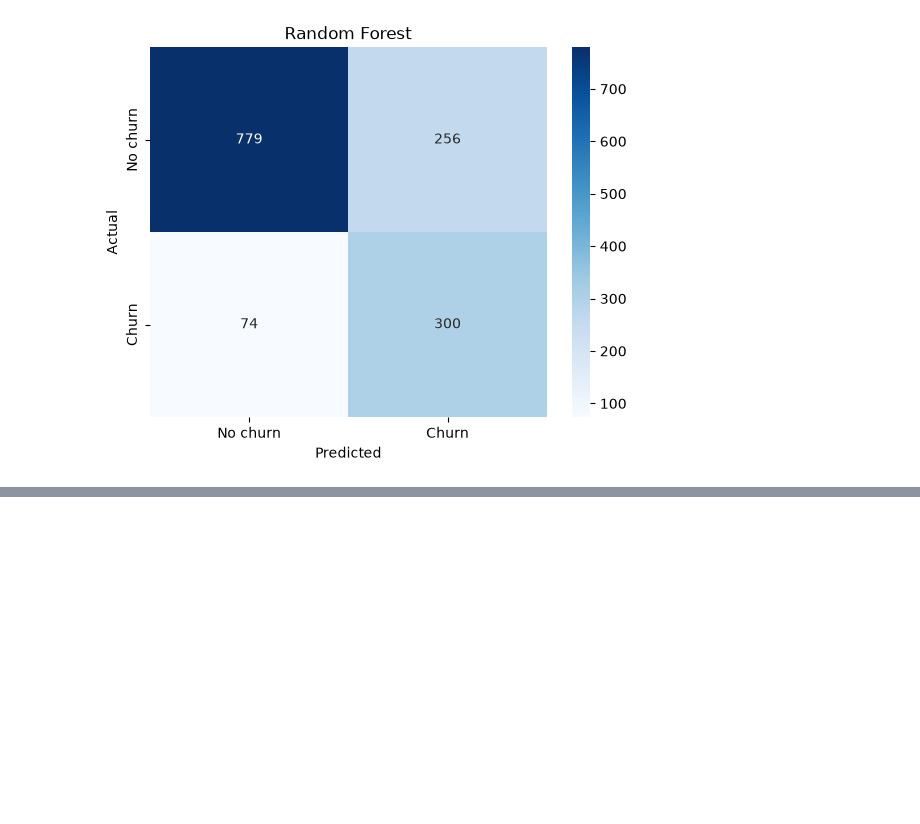
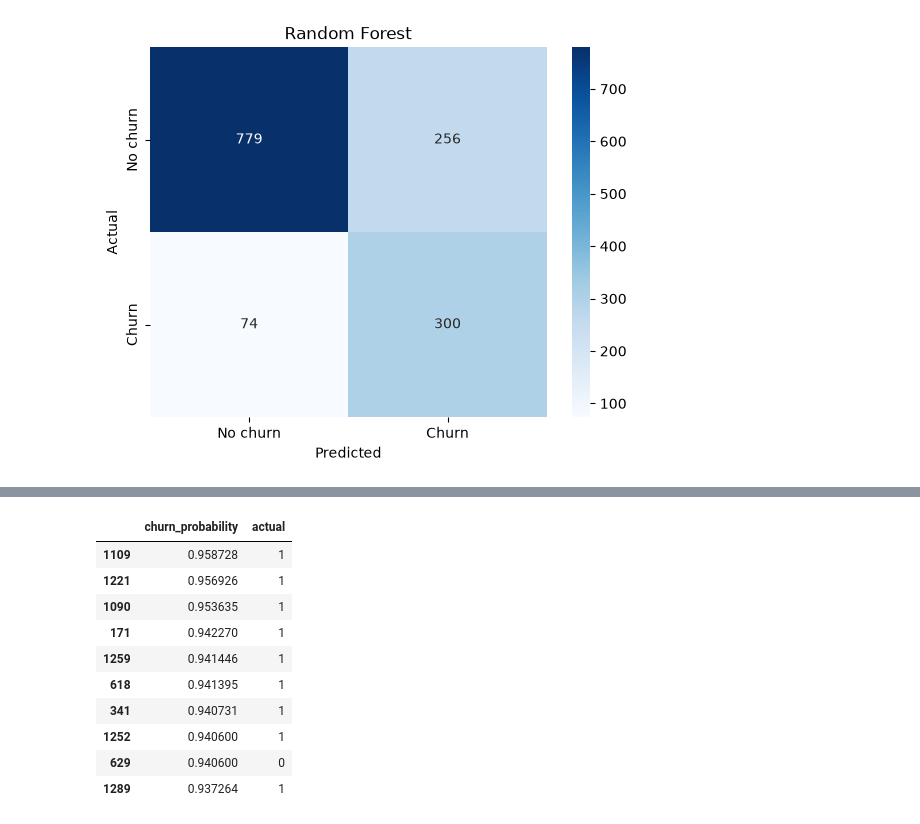
Before and after one commit to SajaAboulmagd05/Customer_Churn_Project, a Jupyter notebook: notebooks/03_classification.ipynb, the cells around one changed output, grey strips where cells are left out. Cells and saved outputs as stored; diff of their text form; code cells hidden in the pictures; blank space fills up the shorter version.

```diff
--- a/notebooks/03_classification.ipynb
+++ b/notebooks/03_classification.ipynb
@@ -175,0 +221,15 @@ weighted avg       0.81      0.77      0.78      1409
+# %%
+risk = pd.DataFrame({'churn_probability': best_rf.predict_proba(X_test_scaled)[:, 1], 'actual': y_test.values})
+risk.sort_values('churn_probability', ascending=False).head(10)
+# %% [output]
+|  | churn_probability | actual |
+| 1109 | 0.958728 | 1 |
+| 1221 | 0.956926 | 1 |
+| 1090 | 0.953635 | 1 |
+| 171 | 0.942270 | 1 |
+| 1259 | 0.941446 | 1 |
+| 618 | 0.941395 | 1 |
+| 341 | 0.940731 | 1 |
+| 1252 | 0.940600 | 1 |
+| 629 | 0.940600 | 0 |
+| 1289 | 0.937264 | 1 |
```
Also changed, not shown: parts of 4 cells of this notebook.
